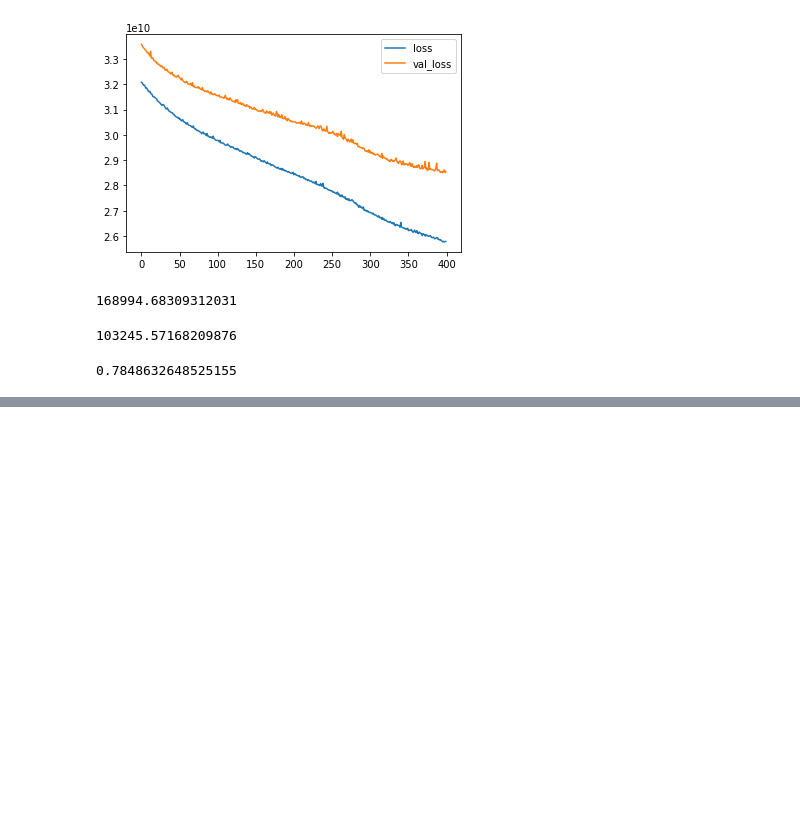
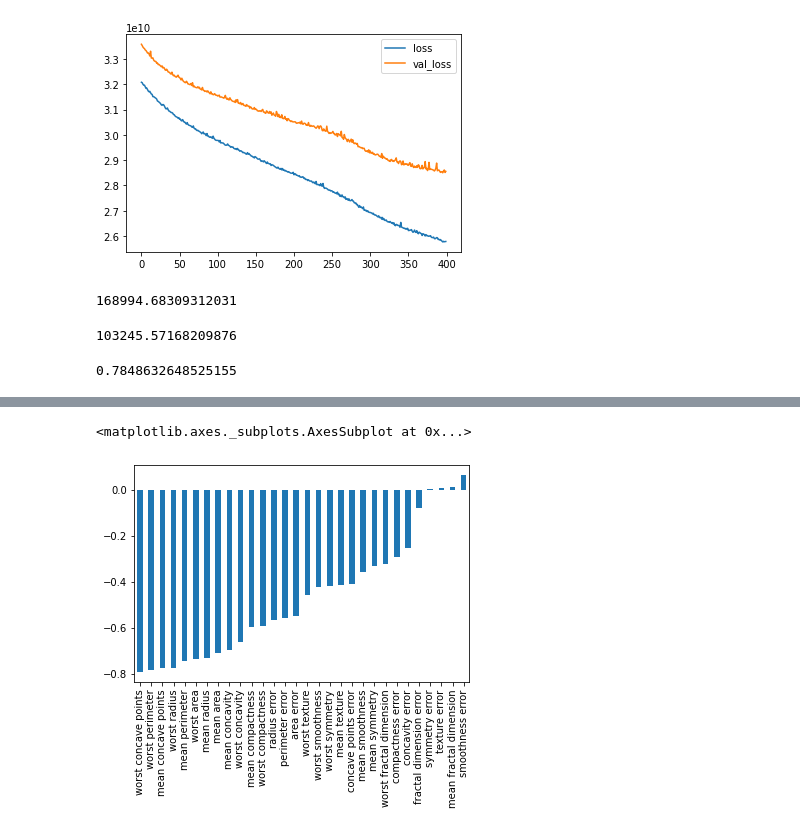
Before and after one commit to Nightometry/Portfolio, a Jupyter notebook: neural_network_analysis.ipynb, the cells around one changed output, grey strips where cells are left out. Cells and saved outputs as stored; diff of their text form; code cells hidden in the pictures; blank space fills up the shorter version.

```diff
--- a/neural_network_analysis.ipynb
+++ b/neural_network_analysis.ipynb
@@ -158,0 +200,5 @@ explained_variance_score(y_test,predictions)
+# %%
+df.corr()['benign_0__mal_1'].sort_values()[:-1].plot(kind='bar')
+# %% [output]
+<matplotlib.axes._subplots.AxesSubplot at 0x...>
+[figure, added]
```
Also changed, not shown: parts of 34 cells of this notebook.
